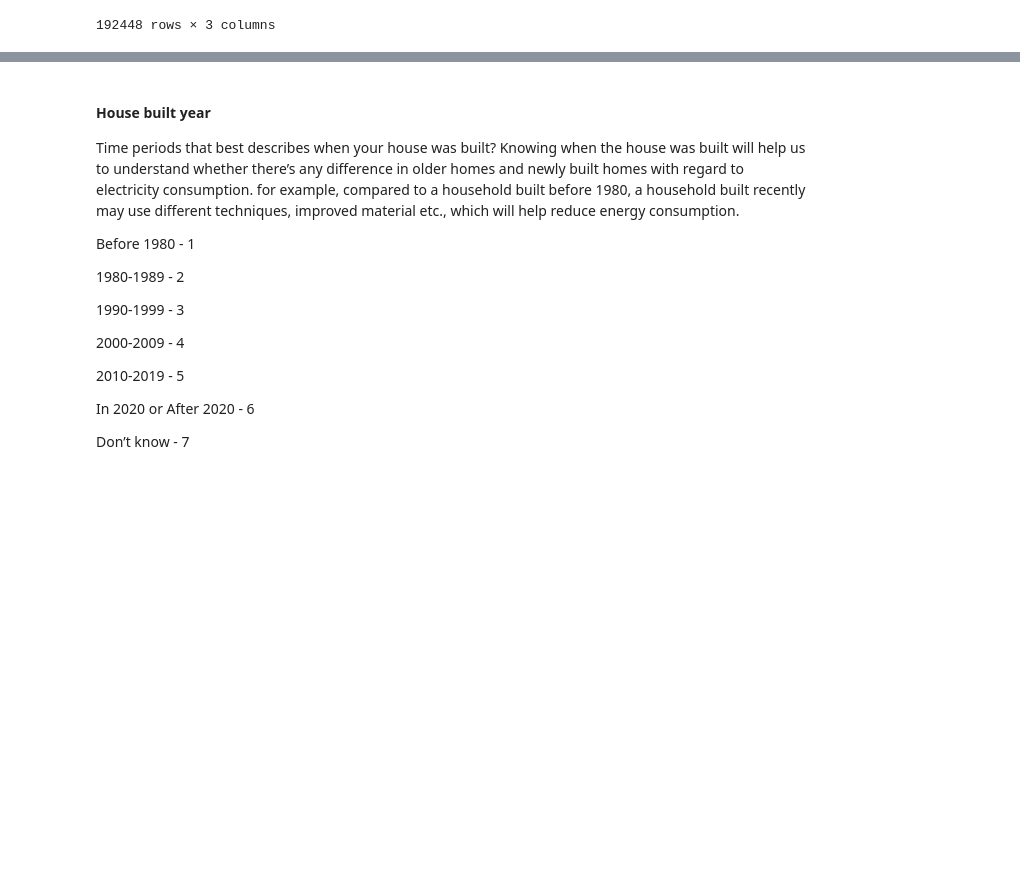
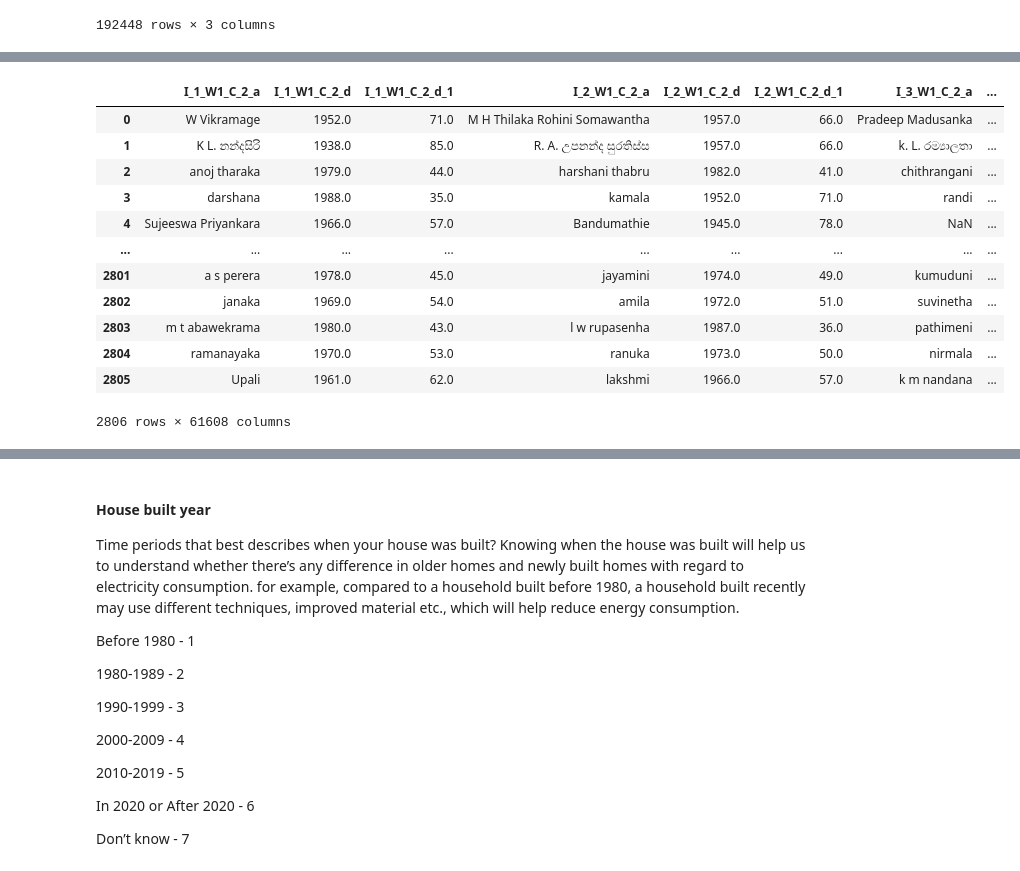
Before and after one commit to LIRNEasia/lacuna, a Jupyter notebook: notebooks/1_eda_on_survey_wave_1.ipynb, the cells around one changed output, grey strips where cells are left out. Saved outputs shown, nothing was run; the diff lists cells and outputs as text; code cells hidden in the pictures; blank space fills up the shorter version.

Commit message:
survey second set

```diff
--- a/notebooks/1_eda_on_survey_wave_1.ipynb
+++ b/notebooks/1_eda_on_survey_wave_1.ipynb
@@ -27,7 +27,7 @@ import pandas as pd
 import matplotlib.pyplot as plt
 import seaborn as sns
 
-#srl_version = pd.read_csv('/lirneasia/data/lacuna/raw/Survey_data/LECO_ElectricityUsage_(Client Data)_W1.csv', low_memory=False)
+srl_version = pd.read_csv('/lirneasia/data/lacuna/raw/Survey_data/LECO_ElectricityUsage_(Client Data)_W1.csv', low_memory=False)
 stat_cleaned_version = pd.read_csv('/lirneasia/data/lacuna/raw/Survey_data/Survey_wave_1_may_29.csv', low_memory=False)
 
 '''
@@ -145,0 +175,3 @@ survey_long_format[survey_long_format.value == -1]
+# %%
+stat_cleaned = stat_cleaned_version.columns
+srl = srl_version.columns
@@ -145,0 +182,4 @@ survey_long_format[survey_long_format.value == -1]
+# %%
+common = set(srl).intersection(set(stat_cleaned))
+unique = [i for i in srl if i not in common]
+print(unique)
@@ -145,0 +208,16 @@ survey_long_format[survey_long_format.value == -1]
+# %%
+srl_version[unique]
+# %% [output]
+|  | I_1_W1_C_2_a | I_1_W1_C_2_d | I_1_W1_C_2_d_1 | I_2_W1_C_2_a | I_2_W1_C_2_d | I_2_W1_C_2_d_1 | I_3_W1_C_2_a | ... |
+| 0 | W Vikramage | 1952.0 | 71.0 | M H Thilaka Rohini Somawantha | 1957.0 | 66.0 | Pradeep Madusanka | ... |
+| 1 | K L. නන්දසිරි | 1938.0 | 85.0 | R. A. උපනන්ද සුරතිස්‌ස | 1957.0 | 66.0 | k. L. රම්‍යාලතා | ... |
+| 2 | anoj tharaka | 1979.0 | 44.0 | harshani thabru | 1982.0 | 41.0 | chithrangani | ... |
+| 3 | darshana | 1988.0 | 35.0 | kamala | 1952.0 | 71.0 | randi | ... |
+| 4 | Sujeeswa Priyankara | 1966.0 | 57.0 | Bandumathie | 1945.0 | 78.0 | NaN | ... |
+| ... | ... | ... | ... | ... | ... | ... | ... | ... |
+| 2801 | a s perera | 1978.0 | 45.0 | jayamini | 1974.0 | 49.0 | kumuduni | ... |
+| 2802 | janaka | 1969.0 | 54.0 | amila | 1972.0 | 51.0 | suvinetha | ... |
+| 2803 | m t abawekrama | 1980.0 | 43.0 | l w rupasenha | 1987.0 | 36.0 | pathimeni | ... |
+| 2804 | ramanayaka | 1970.0 | 53.0 | ranuka | 1973.0 | 50.0 | nirmala | ... |
+| 2805 | Upali | 1961.0 | 62.0 | lakshmi | 1966.0 | 57.0 | k m nandana | ... |
+2806 rows × 61608 columns
```
Also changed, not shown: parts of 10 cells of this notebook, 1 other file.
